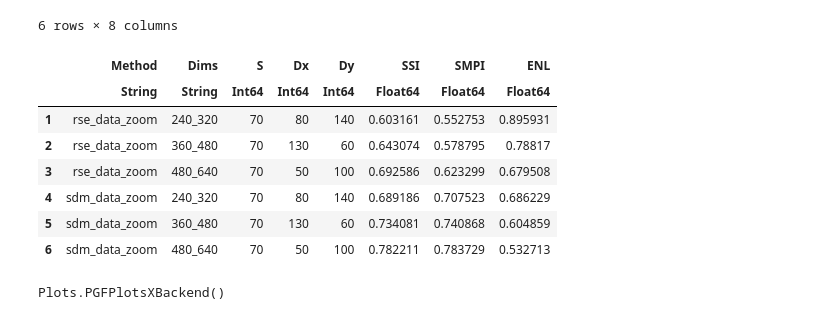
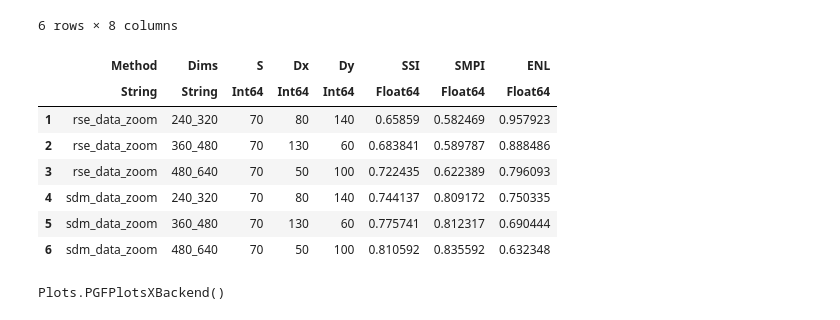
Before and after one commit to rfhklwt/Denoising, a Jupyter notebook: bar_plot.ipynb, the cells around one changed output. Cells and saved outputs as stored; diff of their text form; code cells hidden in the pictures.

```diff
--- a/bar_plot.ipynb
+++ b/bar_plot.ipynb
@@ -5,25 +5,25 @@ using Plots
 using Images
 using StatsPlots
 # %%
-key = "tail"
+key = "head"
 
 folder_path = joinpath(@__DIR__, "export", key)
 data_480_640 = CSV.read(joinpath(folder_path, "export_data.csv"), DataFrame)
 
 sx = repeat(["RSE", "SDM"], inner = 3)
 nam = repeat(["240×320", "360×480", "480×640"], outer = 2)
 
 data = filter(x -> x.Method == "sdm_data_zoom" || x.Method == "rse_data_zoom", data_480_640)
 # %% [output]
 6 rows × 8 columns
 |  | Method | Dims | S | Dx | Dy | SSI | SMPI | ENL |
 |  | String | String | Int64 | Int64 | Int64 | Float64 | Float64 | Float64 |
-| 1 | rse_data_zoom | 240_320 | 70 | 80 | 140 | 0.603161 | 0.552753 | 0.895931 |
-| 2 | rse_data_zoom | 360_480 | 70 | 130 | 60 | 0.643074 | 0.578795 | 0.78817 |
-| 3 | rse_data_zoom | 480_640 | 70 | 50 | 100 | 0.692586 | 0.623299 | 0.679508 |
-| 4 | sdm_data_zoom | 240_320 | 70 | 80 | 140 | 0.689186 | 0.707523 | 0.686229 |
-| 5 | sdm_data_zoom | 360_480 | 70 | 130 | 60 | 0.734081 | 0.740868 | 0.604859 |
-| 6 | sdm_data_zoom | 480_640 | 70 | 50 | 100 | 0.782211 | 0.783729 | 0.532713 |
+| 1 | rse_data_zoom | 240_320 | 70 | 80 | 140 | 0.65859 | 0.582469 | 0.957923 |
+| 2 | rse_data_zoom | 360_480 | 70 | 130 | 60 | 0.683841 | 0.589787 | 0.888486 |
+| 3 | rse_data_zoom | 480_640 | 70 | 50 | 100 | 0.722435 | 0.622389 | 0.796093 |
+| 4 | sdm_data_zoom | 240_320 | 70 | 80 | 140 | 0.744137 | 0.809172 | 0.750335 |
+| 5 | sdm_data_zoom | 360_480 | 70 | 130 | 60 | 0.775741 | 0.812317 | 0.690444 |
+| 6 | sdm_data_zoom | 480_640 | 70 | 50 | 100 | 0.810592 | 0.835592 | 0.632348 |
 # %%
 theme(:ggplot2)
 pgfplotsx()
```
Also changed, not shown: parts of 8 cells of this notebook, 16 other files.
